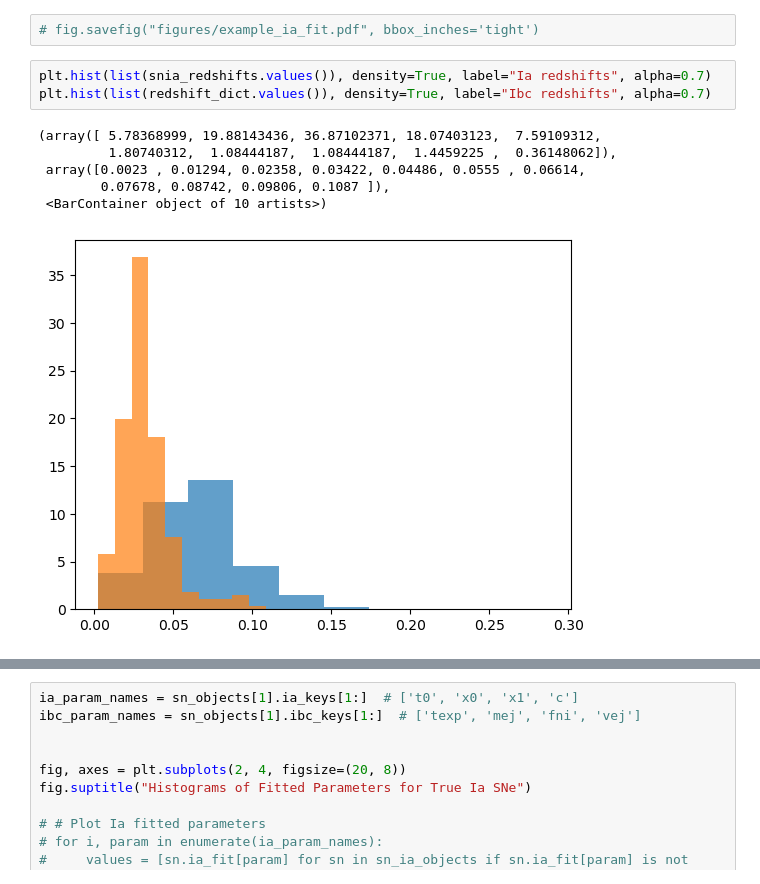
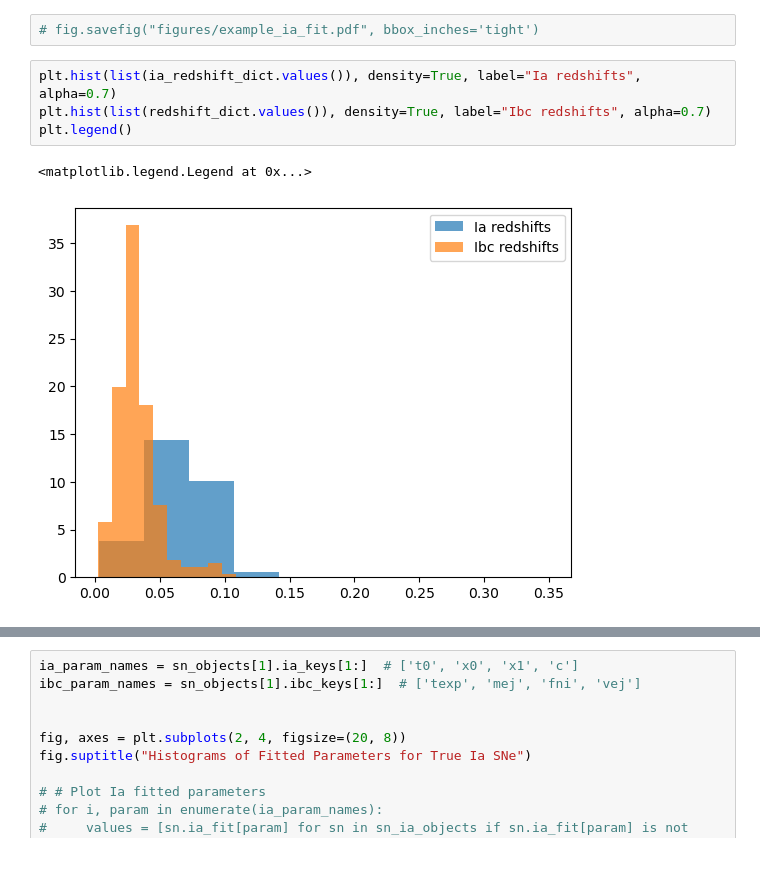
Before and after one commit to asmuzsoy/beams_ext, a Jupyter notebook: fit_real_sne_new.ipynb, the cells around one changed output, grey strips where cells are left out. Saved outputs shown, nothing was run; the diff lists cells and outputs as text.

```diff
--- a/fit_real_sne_new.ipynb
+++ b/fit_real_sne_new.ipynb
@@ -1159,15 +1179,12 @@ Text(60, 200, 'ZTF r')
 # %%
 # fig.savefig("figures/example_ia_fit.pdf", bbox_inches='tight')
 # %%
-plt.hist(list(snia_redshifts.values()), density=True, label="Ia redshifts", alpha=0.7)
+plt.hist(list(ia_redshift_dict.values()), density=True, label="Ia redshifts", alpha=0.7)
 plt.hist(list(redshift_dict.values()), density=True, label="Ibc redshifts", alpha=0.7)
+plt.legend()
 # %% [output]
-(array([ 5.78368999, 19.88143436, 36.87102371, 18.07403123,  7.59109312,
-         1.80740312,  1.08444187,  1.08444187,  1.4459225 ,  0.36148062]),
- array([0.0023 , 0.01294, 0.02358, 0.03422, 0.04486, 0.0555 , 0.06614,
-        0.07678, 0.08742, 0.09806, 0.1087 ]),
- <BarContainer object of 10 artists>)
+<matplotlib.legend.Legend at 0x...>
-[figure, old version]
+[figure, new version]
 # %%
 sn_ia_objects = []
 failed_files = []
```
Also changed, not shown: parts of 24 cells of this notebook.
